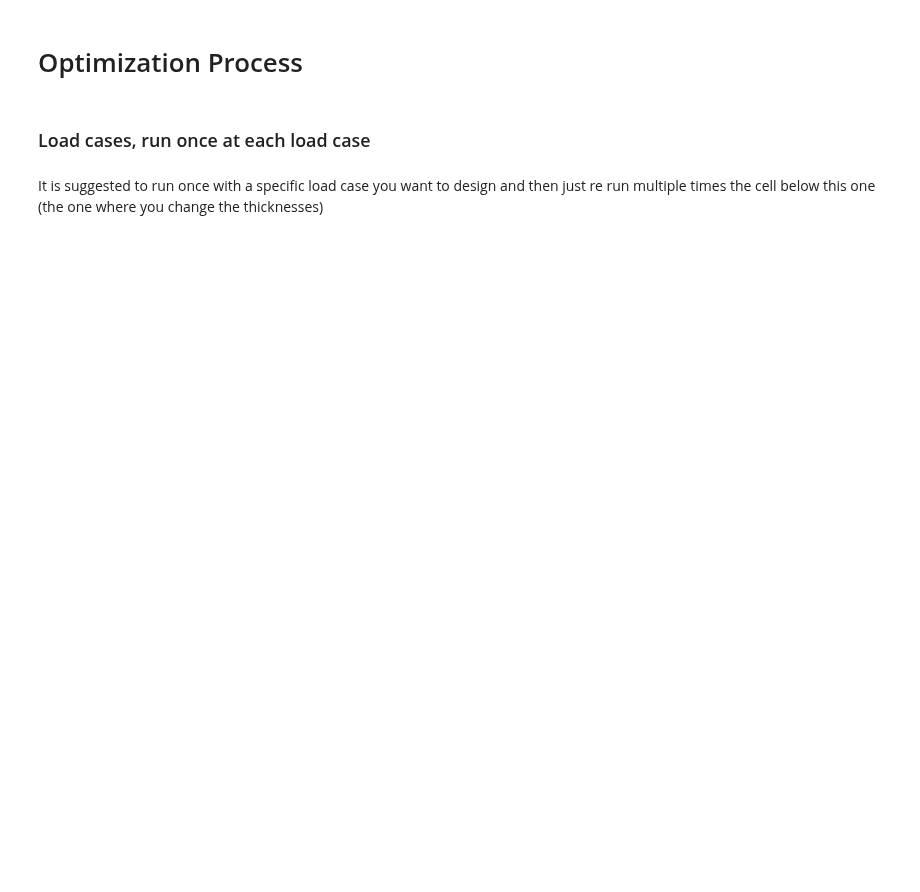
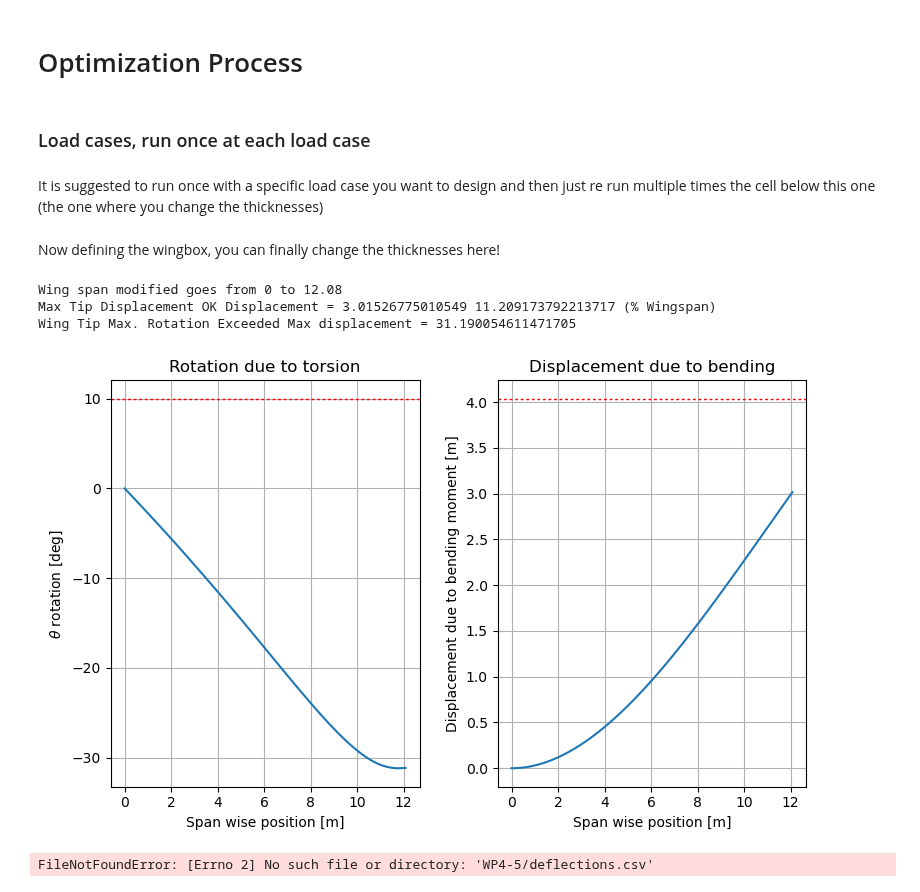
Before and after one commit to federicoangioni/AE2111-I-Aerospace-System-Design, a Jupyter notebook: WP4-5/main_faster.ipynb, the cells around one changed output. Saved outputs shown, nothing was run; the diff lists cells and outputs as text; code cells hidden in the pictures; blank space fills up the shorter version.

```diff
--- a/WP4-5/main_faster.ipynb
+++ b/WP4-5/main_faster.ipynb
@@ -22,3 +23,18 @@ internal_forces = InternalForces(aircraft_mass=aircraft_mass, load_factor= load_
 
 g_shear, g_moment, g_torque, g_axial = internal_forces.force_diagrams(engine_mass=engine_mass, wing_box_length=wing_box_length,
                                         fuel_tank_length=fuel_tank_length, fuel_density=fuel_density)[4:]
+# %% [markdown]
+Now defining the wingbox, you can finally change the thicknesses here!
+# %%
+wingbox = WingBox(c_r= c_r, c_t = None, wingspan=b, area_factor_flanges=12, intersection= intersection, tr= tr, t_spar= 0.003, t_caps= 0.002)
+
+stringers = [20, 1, 'L', {'base': 30e-3, 'height': 30e-3, 'thickness base': 2e-3, 'thickness height': 2e-3}]
+# if I stringer chosen use this
+# [20, 1, 'L', {'base': 30e-3, 'height': 30e-3, 'thickness base': 2e-3, 'thickness height': 2e-3}]
+wingbox.show(wingbox.z, loads= [g_moment, g_torque], moduli= [E, G], stringers= stringers, limits=[0, 10], plot= True, degrees= True)
+# %% [output]
+Wing span modified goes from 0 to 12.08
+Max Tip Displacement OK Displacement = 3.01526775010549 11.209173792213717 (% Wingspan)
+Wing Tip Max. Rotation Exceeded Max displacement = 31.190054611471705
+[figure, added]
+FileNotFoundError: [Errno 2] No such file or directory: 'WP4-5/deflections.csv'
```
Also changed, not shown: parts of 1 cell of this notebook.
